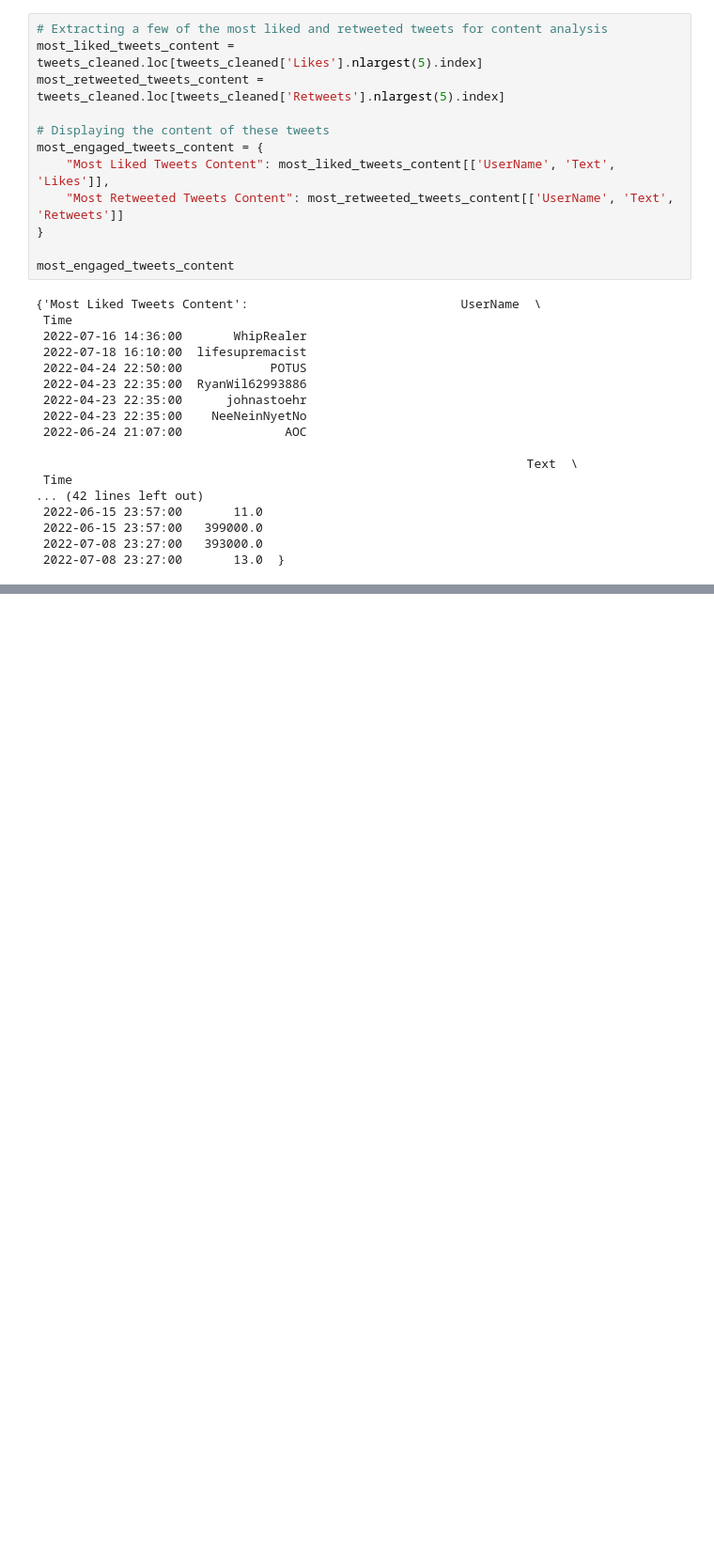
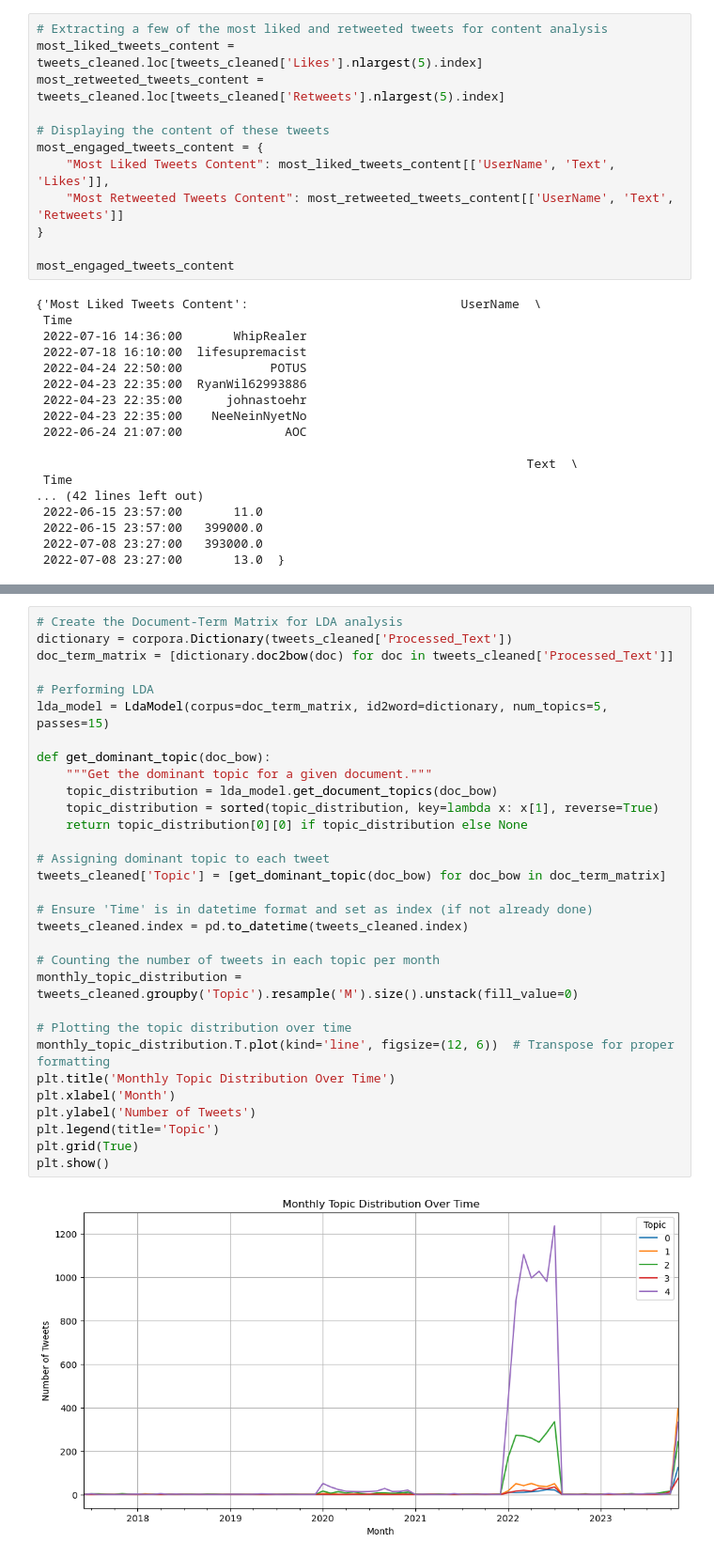
Before and after one commit to ZSoleimani/Tweets-network, a Jupyter notebook: Tweets-network.ipynb, the cells around one changed output, grey strips where cells are left out. Shown at 94% size. Cells and saved outputs as stored; diff of their text form; blank space fills up the shorter version.

```diff
--- a/Tweets-network.ipynb
+++ b/Tweets-network.ipynb
@@ -231,0 +304,33 @@ most_engaged_tweets_content
+# %%
+# Create the Document-Term Matrix for LDA analysis
+dictionary = corpora.Dictionary(tweets_cleaned['Processed_Text'])
+doc_term_matrix = [dictionary.doc2bow(doc) for doc in tweets_cleaned['Processed_Text']]
+
+# Performing LDA
+lda_model = LdaModel(corpus=doc_term_matrix, id2word=dictionary, num_topics=5, passes=15)
+
+def get_dominant_topic(doc_bow):
+    """Get the dominant topic for a given document."""
+    topic_distribution = lda_model.get_document_topics(doc_bow)
+    topic_distribution = sorted(topic_distribution, key=lambda x: x[1], reverse=True)
+    return topic_distribution[0][0] if topic_distribution else None
+
+# Assigning dominant topic to each tweet
+tweets_cleaned['Topic'] = [get_dominant_topic(doc_bow) for doc_bow in doc_term_matrix]
+
+# Ensure 'Time' is in datetime format and set as index (if not already done)
+tweets_cleaned.index = pd.to_datetime(tweets_cleaned.index)
+
+# Counting the number of tweets in each topic per month
+monthly_topic_distribution = tweets_cleaned.groupby('Topic').resample('M').size().unstack(fill_value=0)
+
+# Plotting the topic distribution over time
+monthly_topic_distribution.T.plot(kind='line', figsize=(12, 6))  # Transpose for proper formatting
+plt.title('Monthly Topic Distribution Over Time')
+plt.xlabel('Month')
+plt.ylabel('Number of Tweets')
+plt.legend(title='Topic')
+plt.grid(True)
+plt.show()
+# %% [output]
+[figure, added]
```
Also changed, not shown: parts of 32 cells of this notebook.
